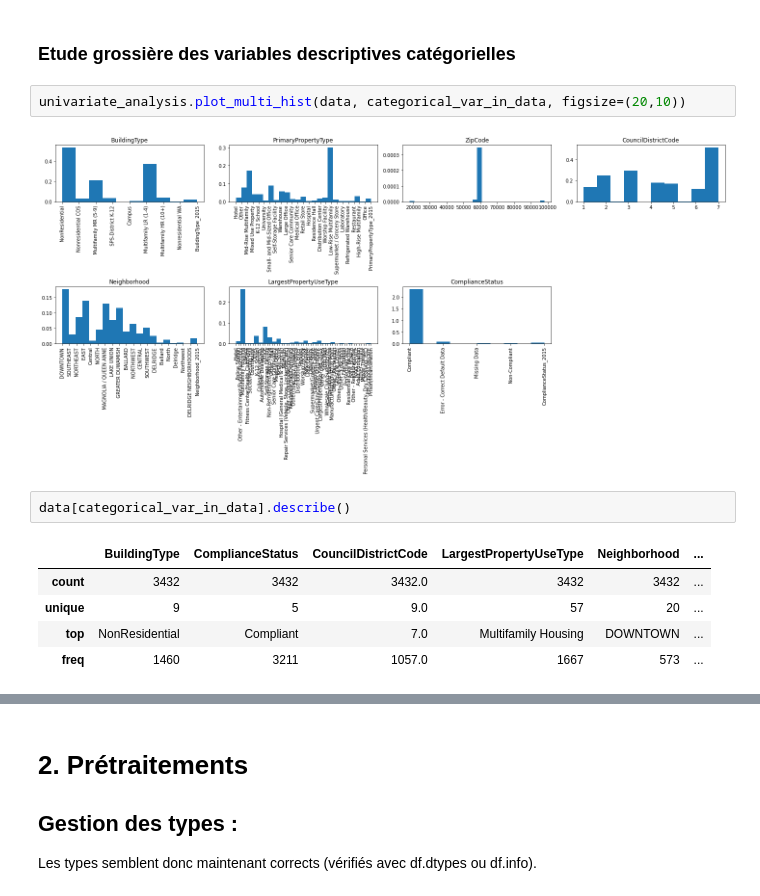
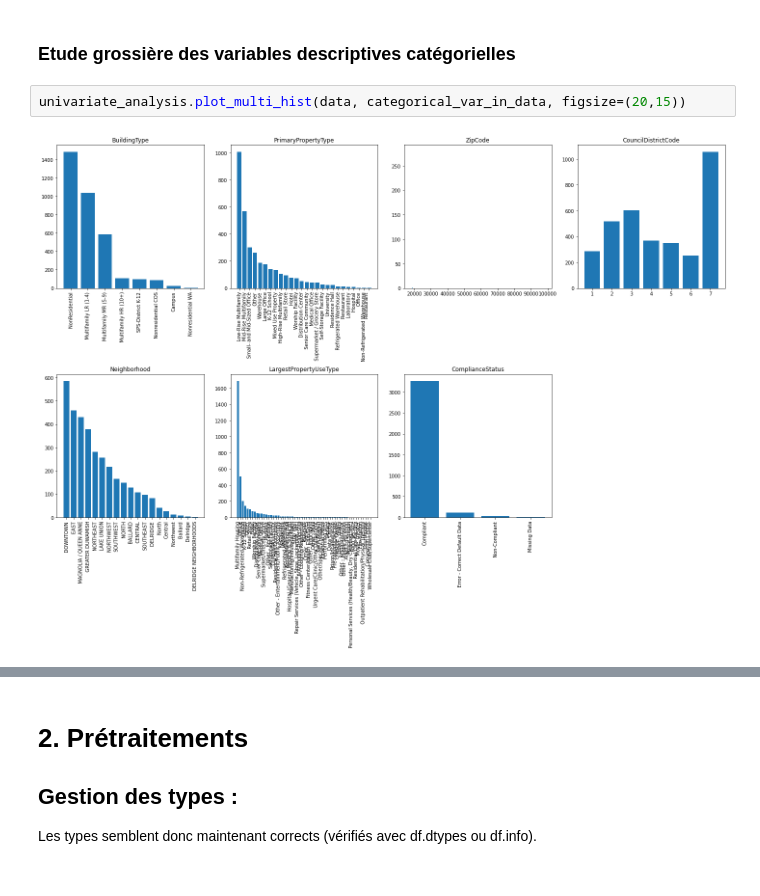
Before and after one commit to ClaireGayral/formation_openclassroom, a Jupyter notebook: P3_gayral_claire/preprocess.ipynb, the cells around one changed output, grey strips where cells are left out. Drawn from its saved outputs; the diff is of its cells as text.

```diff
--- a/P3_gayral_claire/preprocess.ipynb
+++ b/P3_gayral_claire/preprocess.ipynb
@@ -327,15 +332,7 @@ data[numerical_var_in_data].describe()
 Il n'a pas l'air d'y avoir de valeurs aberrantes dans ces données, je passe donc ce prétraitement.
 # %% [markdown]
 ### Etude grossière des variables descriptives catégorielles
-# %%
-univariate_analysis.plot_multi_hist(data, categorical_var_in_data, figsize=(20,10))
-# %% [output]
-[figure, removed]
-# %%
-data[categorical_var_in_data].describe()
-# %% [output]
-|  | BuildingType | ComplianceStatus | CouncilDistrictCode | LargestPropertyUseType | Neighborhood | ... |
-| count | 3432 | 3432 | 3432.0 | 3432 | 3432 | ... |
-| unique | 9 | 5 | 9.0 | 57 | 20 | ... |
-| top | NonResidential | Compliant | 7.0 | Multifamily Housing | DOWNTOWN | ... |
-| freq | 1460 | 3211 | 1057.0 | 1667 | 573 | ... |
+# %%
+univariate_analysis.plot_multi_hist(data, categorical_var_in_data, figsize=(20,15))
+# %% [output]
+[figure, added]
```
Also changed, not shown: parts of 37 cells of this notebook, 2 other files.
